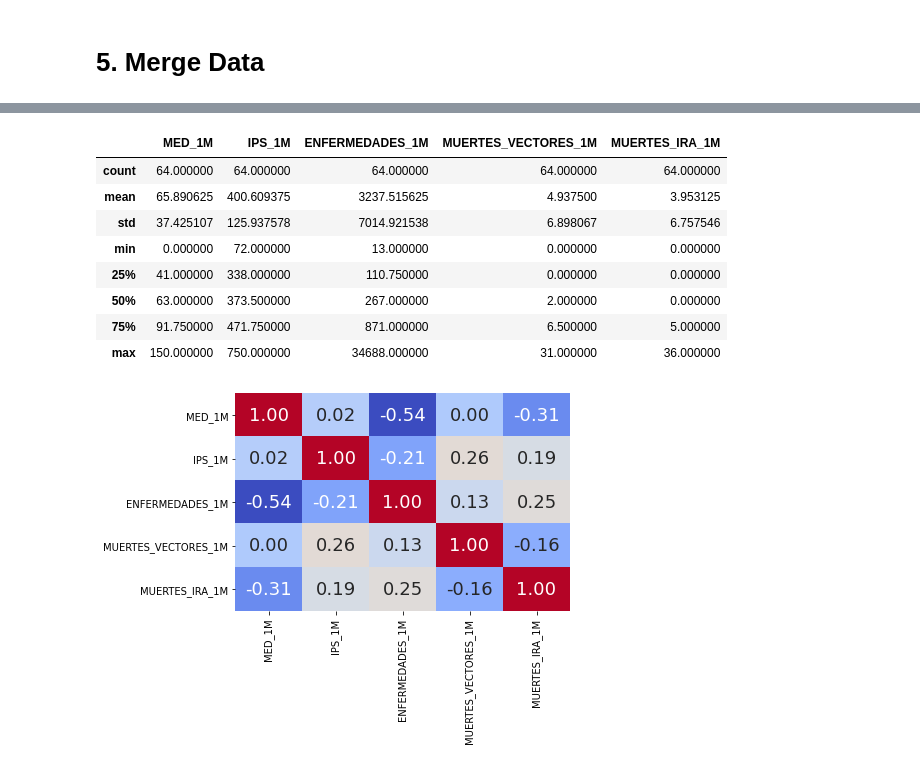
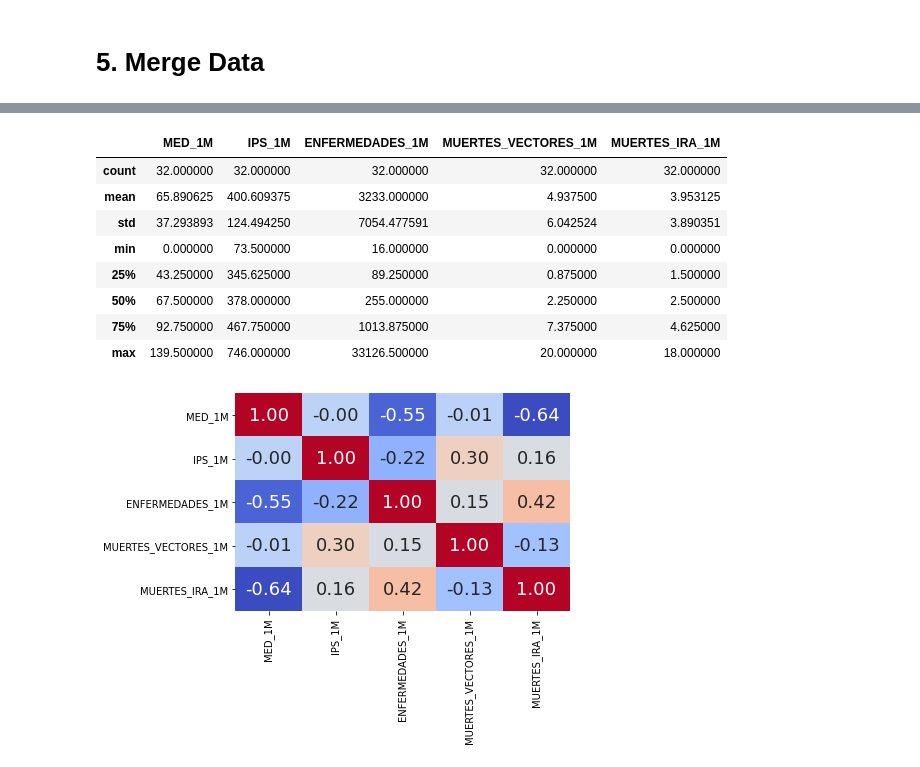
Before and after one commit to Santivg/DS4A-Team14, a Jupyter notebook: notebooks/EDA_combinado.ipynb, the cells around one changed output, grey strips where cells are left out. Cells and saved outputs as stored; diff of their text form; code cells hidden in the pictures.

Commit message:
se exportaron algunos dataframes para usar en R y se probo varios modelos de regresion en el dataset combinado

```diff
--- a/notebooks/EDA_combinado.ipynb
+++ b/notebooks/EDA_combinado.ipynb
@@ -768,2 +809,3 @@ data_merge
 # %%
-data_merge_1M=data_merge[['MED_1M', 'IPS_1M', 'ENFERMEDADES_1M', 'MUERTES_VECTORES_1M','MUERTES_IRA_1M']]
+data_merge_agg=data_merge.groupby(['DEPARTAMENTO']).agg({'MED_1M':'mean','IPS_1M':'mean','ENFERMEDADES_1M':'mean','MUERTES_VECTORES_1M':'mean','MUERTES_IRA_1M':'mean'})
+data_merge_agg
@@ -770,17 +827,17 @@ data_merge_1M=data_merge[['MED_1M', 'IPS_1M', 'ENFERMEDADES_1M', 'MUERTES_VECTOR
 # %%
-data_merge_1M.describe()
+data_merge_agg.describe()
 # %% [output]
 |  | MED_1M | IPS_1M | ENFERMEDADES_1M | MUERTES_VECTORES_1M | MUERTES_IRA_1M |
-| count | 64.000000 | 64.000000 | 64.000000 | 64.000000 | 64.000000 |
-| mean | 65.890625 | 400.609375 | 3237.515625 | 4.937500 | 3.953125 |
-| std | 37.425107 | 125.937578 | 7014.921538 | 6.898067 | 6.757546 |
-| min | 0.000000 | 72.000000 | 13.000000 | 0.000000 | 0.000000 |
-| 25% | 41.000000 | 338.000000 | 110.750000 | 0.000000 | 0.000000 |
-| 50% | 63.000000 | 373.500000 | 267.000000 | 2.000000 | 0.000000 |
-| 75% | 91.750000 | 471.750000 | 871.000000 | 6.500000 | 5.000000 |
-| max | 150.000000 | 750.000000 | 34688.000000 | 31.000000 | 36.000000 |
+| count | 32.000000 | 32.000000 | 32.000000 | 32.000000 | 32.000000 |
+| mean | 65.890625 | 400.609375 | 3233.000000 | 4.937500 | 3.953125 |
+| std | 37.293893 | 124.494250 | 7054.477591 | 6.042524 | 3.890351 |
+| min | 0.000000 | 73.500000 | 16.000000 | 0.000000 | 0.000000 |
+| 25% | 43.250000 | 345.625000 | 89.250000 | 0.875000 | 1.500000 |
+| 50% | 67.500000 | 378.000000 | 255.000000 | 2.250000 | 2.500000 |
+| 75% | 92.750000 | 467.750000 | 1013.875000 | 7.375000 | 4.625000 |
+| max | 139.500000 | 746.000000 | 33126.500000 | 20.000000 | 18.000000 |
 # %%
-sns.heatmap(data_merge_1M.corr(), cbar = False, annot= True, fmt= '.2f',annot_kws={'size': 18}, cmap= 'coolwarm')
+sns.heatmap(data_merge_agg.corr(), cbar = False, annot= True, fmt= '.2f',annot_kws={'size': 18}, cmap= 'coolwarm')
 plt.xticks(rotation=90);
 # %% [output]
-[figure, old version]
+[figure, new version]
```
Also changed, not shown: parts of 26 cells of this notebook, 6 other files.
